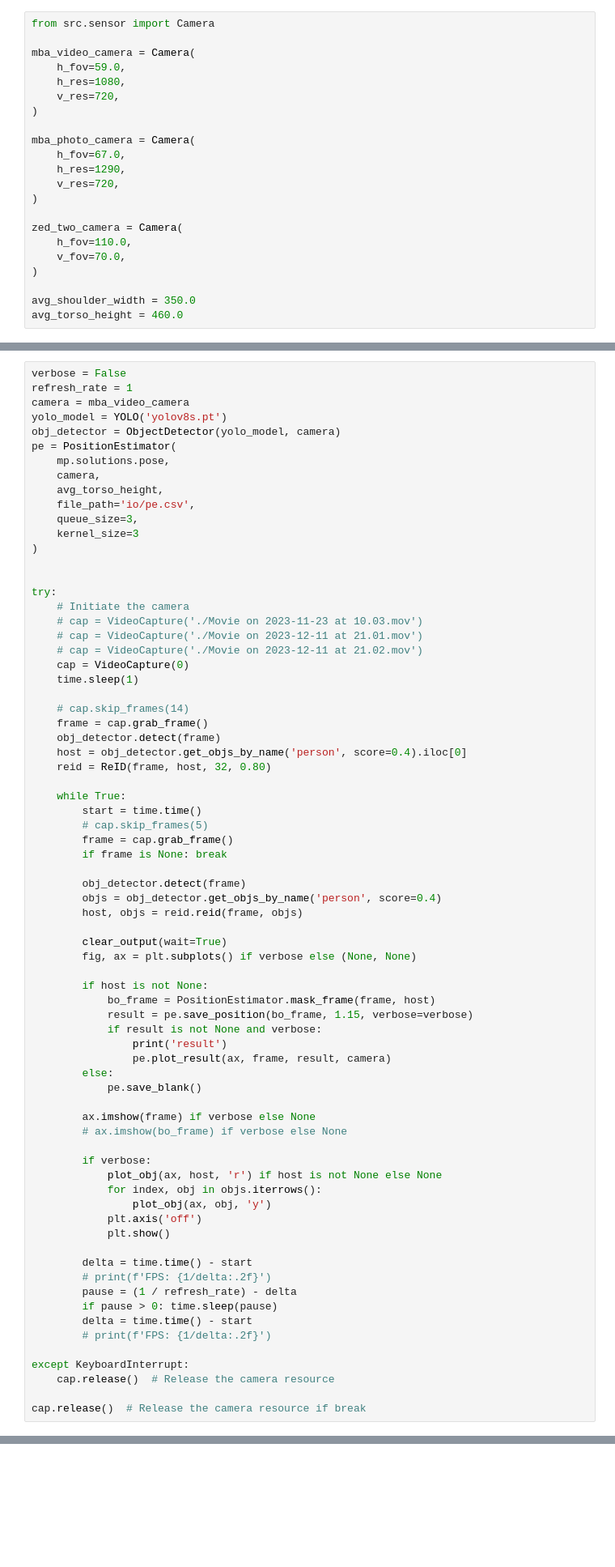
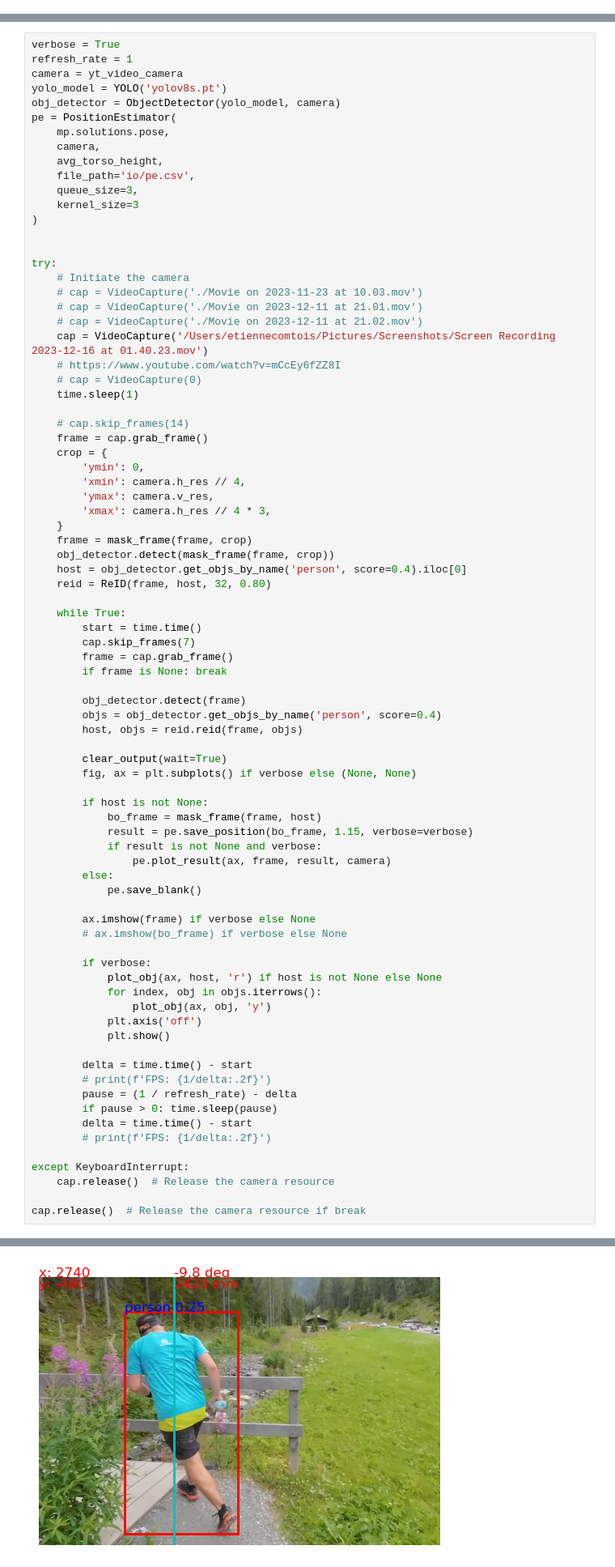
Before and after one commit to comtois-etienne/CSIE5047_Smart_Luggage, a Jupyter notebook: a position_estimator.ipynb, the cells around one changed output, grey strips where cells are left out. Shown at 81% size. Saved outputs shown, nothing was run; the diff lists cells and outputs as text; blank space fills up the shorter version.

```diff
--- a/a position_estimator.ipynb
+++ b/a position_estimator.ipynb
@@ -1,24 +1,2 @@
 # %% [markdown]
 ## Position Estimator With ReID
-# %%
-from src.sensor import Camera
-
-mba_video_camera = Camera(
-    h_fov=59.0,
-    h_res=1080,
-    v_res=720,
-)
-
-mba_photo_camera = Camera(
-    h_fov=67.0,
-    h_res=1290,
-    v_res=720,
-)
-
-zed_two_camera = Camera(
-    h_fov=110.0,
-    v_fov=70.0,
-)
-
-avg_shoulder_width = 350.0
-avg_torso_height = 460.0
@@ -36,8 +25,8 @@ from src.vision import ReID
 import time
 # %%
-verbose = False
+verbose = True
 refresh_rate = 1
-camera = mba_video_camera
+camera = yt_video_camera
 yolo_model = YOLO('yolov8s.pt')
 obj_detector = ObjectDetector(yolo_model, camera)
 pe = PositionEstimator(
@@ -55,18 +44,27 @@ try:
     # cap = VideoCapture('./Movie on 2023-11-23 at 10.03.mov')
     # cap = VideoCapture('./Movie on 2023-12-11 at 21.01.mov')
     # cap = VideoCapture('./Movie on 2023-12-11 at 21.02.mov')
-    cap = VideoCapture(0)
+    cap = VideoCapture('/Users/etiennecomtois/Pictures/Screenshots/Screen Recording 2023-12-16 at 01.40.23.mov')
+    # https://www.youtube.com/watch?v=mCcEy6fZZ8I
+    # cap = VideoCapture(0)
     time.sleep(1)
 
     # cap.skip_frames(14)
     frame = cap.grab_frame()
-    obj_detector.detect(frame)
+    crop = {
+        'ymin': 0,
+        'xmin': camera.h_res // 4,
+        'ymax': camera.v_res,
+        'xmax': camera.h_res // 4 * 3,
+    }
+    frame = mask_frame(frame, crop)
+    obj_detector.detect(mask_frame(frame, crop))
     host = obj_detector.get_objs_by_name('person', score=0.4).iloc[0]
     reid = ReID(frame, host, 32, 0.80)
 
     while True:
         start = time.time()
-        # cap.skip_frames(5)
+        cap.skip_frames(7)
         frame = cap.grab_frame()
         if frame is None: break
 
@@ -78,10 +76,9 @@ try:
         fig, ax = plt.subplots() if verbose else (None, None)
 
         if host is not None:
-            bo_frame = PositionEstimator.mask_frame(frame, host)
+            bo_frame = mask_frame(frame, host)
             result = pe.save_position(bo_frame, 1.15, verbose=verbose)
             if result is not None and verbose:
-                print('result')
                 pe.plot_result(ax, frame, result, camera)
         else:
             pe.save_blank()
@@ -115,0 +108 @@ INFO: Created TensorFlow Lite XNNPACK delegate for CPU.
+[figure, added]
```
Also changed, not shown: parts of 3 cells of this notebook, 2 other files.
